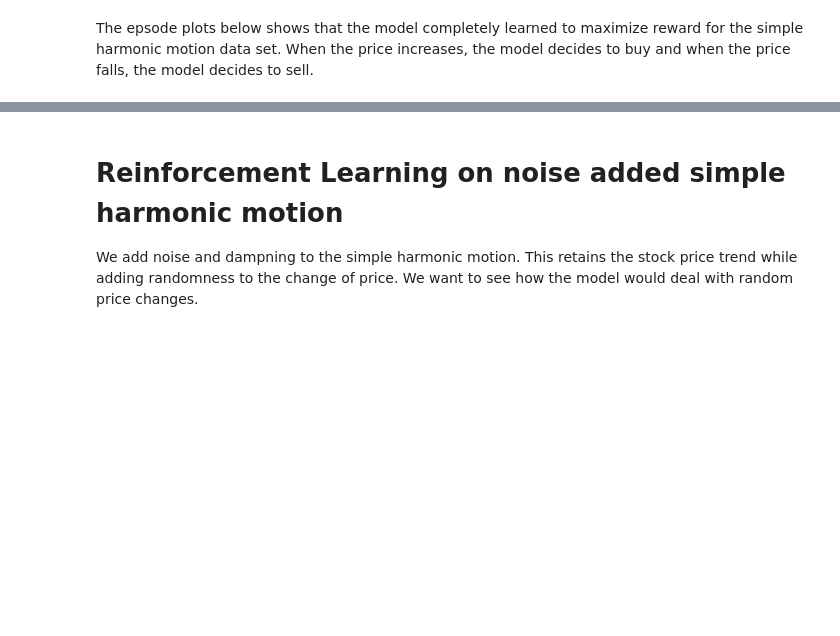
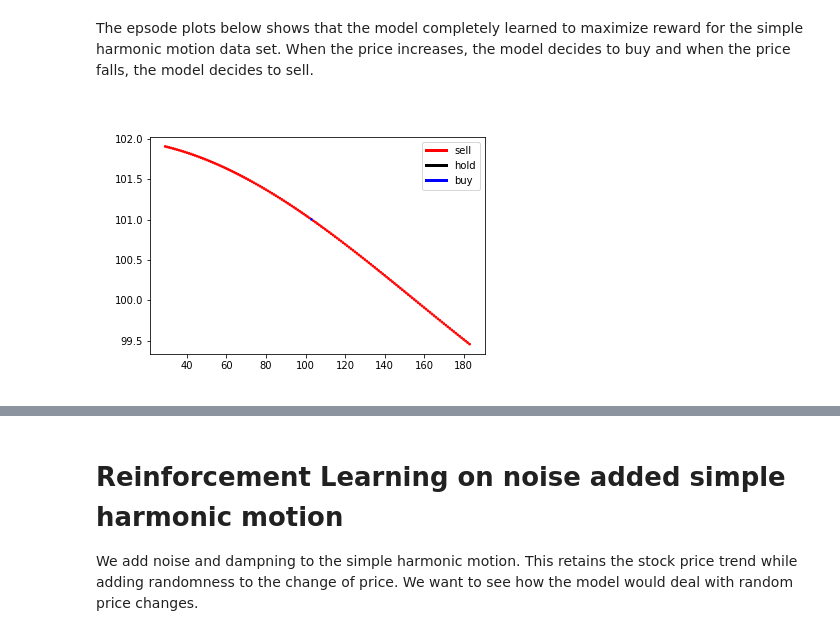
Before and after one commit to hyunjune123/RL-for-Price-Trend-Recognition, a Jupyter notebook: qlearning.ipynb, the cells around one changed output, grey strips where cells are left out. Drawn from its saved outputs; the diff is of its cells as text; code cells hidden in the pictures; blank space fills up the shorter version.

```diff
--- a/qlearning.ipynb
+++ b/qlearning.ipynb
@@ -479,5 +479,7 @@ Image('simple_harmonic_motion/total_reward.png')
 # %% [markdown]
 The epsode plots below shows that the model completely learned to maximize reward for the simple harmonic motion data set. When the price increases, the model decides to buy and when the price falls, the model decides to sell.
 # %%
-Image('simple_harmonic_motion/plot_800/episode_800_part_1.png')
+Image('simple_harmonic_motion/plot_799/episode_799_part_1.png')
+# %% [output]
+[figure, added]
 # %%
```
Also changed, not shown: parts of 12 cells of this notebook.
